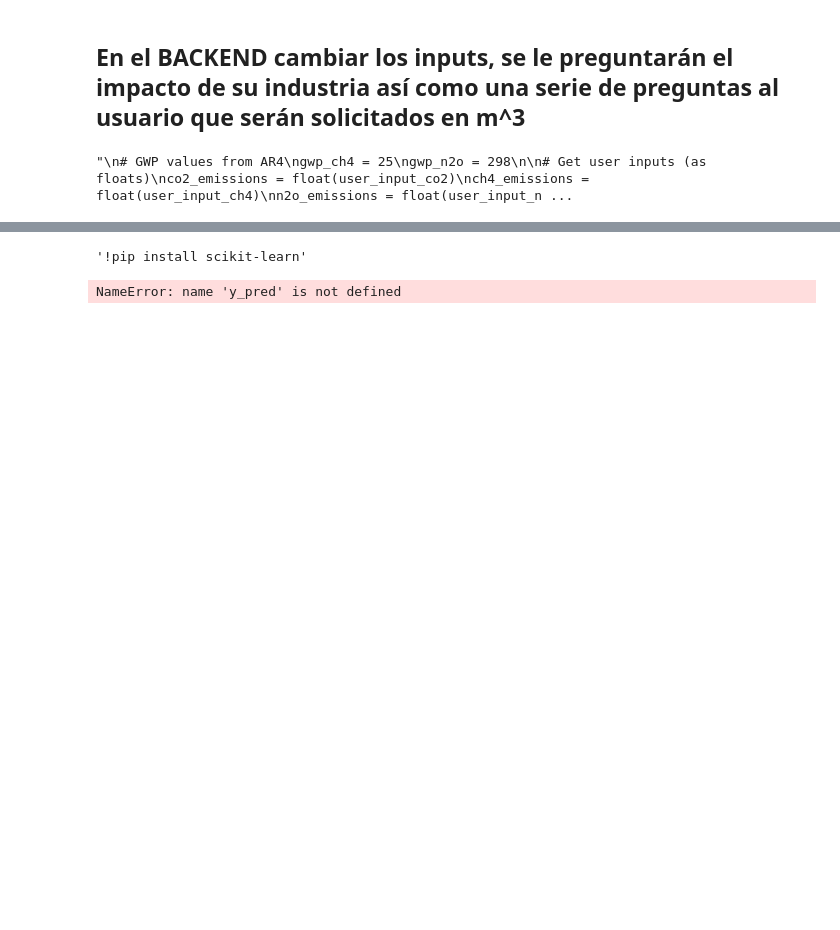
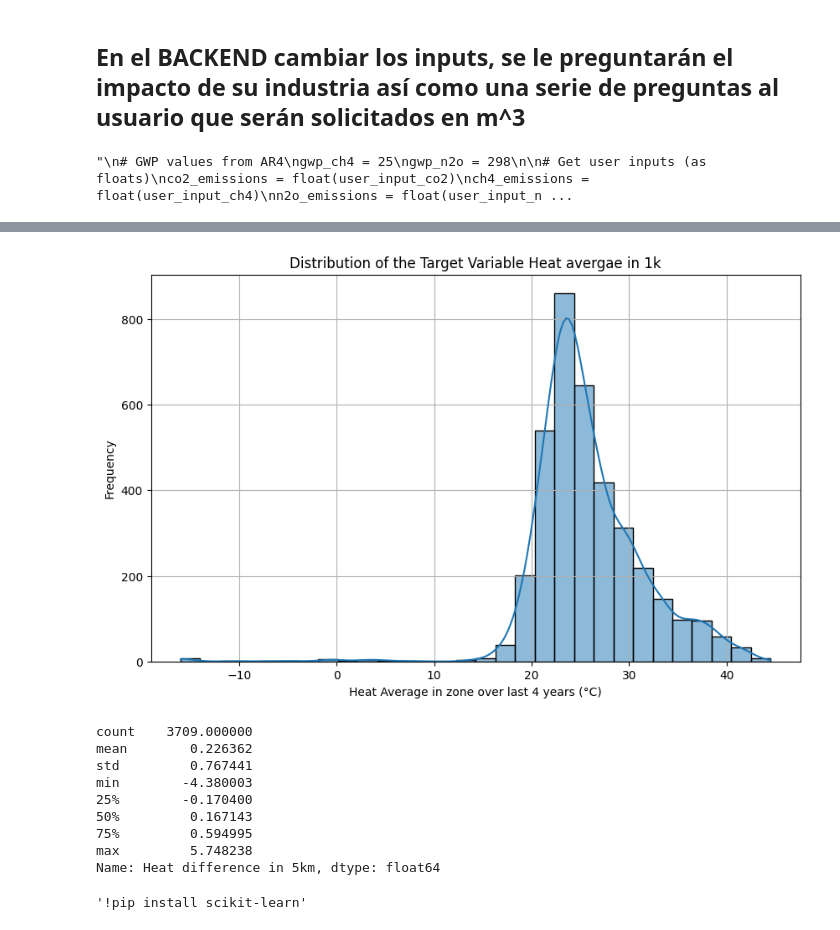
Before and after one commit to nasa-city-planning-engine/GreenGrowth_Back, a Jupyter notebook: ML_Models/industry.ipynb, the cells around one changed output, grey strips where cells are left out. Drawn from its saved outputs; the diff is of its cells as text; code cells hidden in the pictures; blank space fills up the shorter version.

```diff
--- a/ML_Models/industry.ipynb
+++ b/ML_Models/industry.ipynb
@@ -466,3 +649,27 @@ print(x)
+# %%
+import matplotlib.pyplot as plt
+import seaborn as sns
+
+plt.figure(figsize=(10, 6))
+sns.histplot(df_complete['Heat average in 1k'], kde=True, bins=30)
+plt.title('Distribution of the Target Variable Heat avergae in 1k')
+plt.xlabel('Heat Average in zone over last 4 years (°C)')
+plt.ylabel('Frequency')
+plt.grid(True)
+plt.show()
+
+print(df_complete['Heat difference in 5km'].describe())
+# %% [output]
+[figure, added]
+count    3709.000000
+mean        0.226362
+std         0.767441
+min        -4.380003
+25%        -0.170400
+50%         0.167143
+75%         0.594995
+max         5.748238
+Name: Heat difference in 5km, dtype: float64
 # %%
 """!pip install scikit-learn"""
 # %% [output]
@@ -478,4 +681,0 @@ c_label = ['Coeficientes']
-# %%
-coeff_df = pd.DataFrame(model_regression.coef_.T, x_labels, c_label)
-# %% [output]
-NameError: name 'y_pred' is not defined
```
Also changed, not shown: parts of 36 cells of this notebook, 1 other file.
